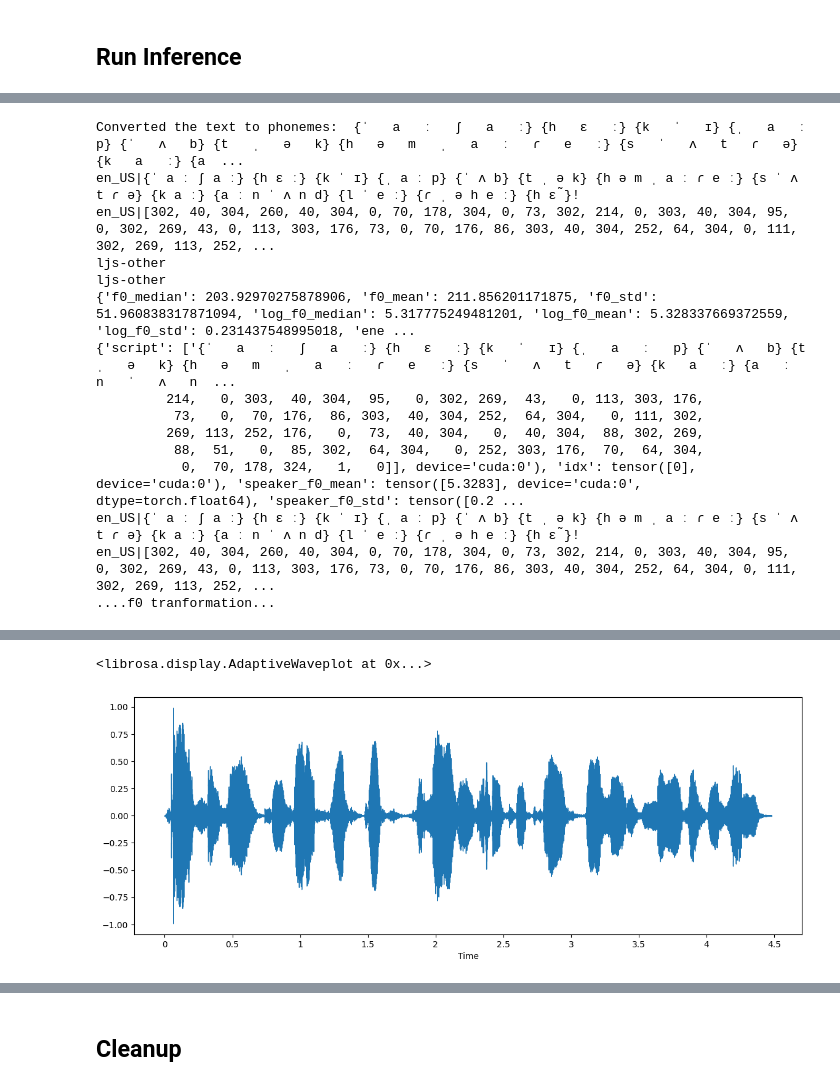
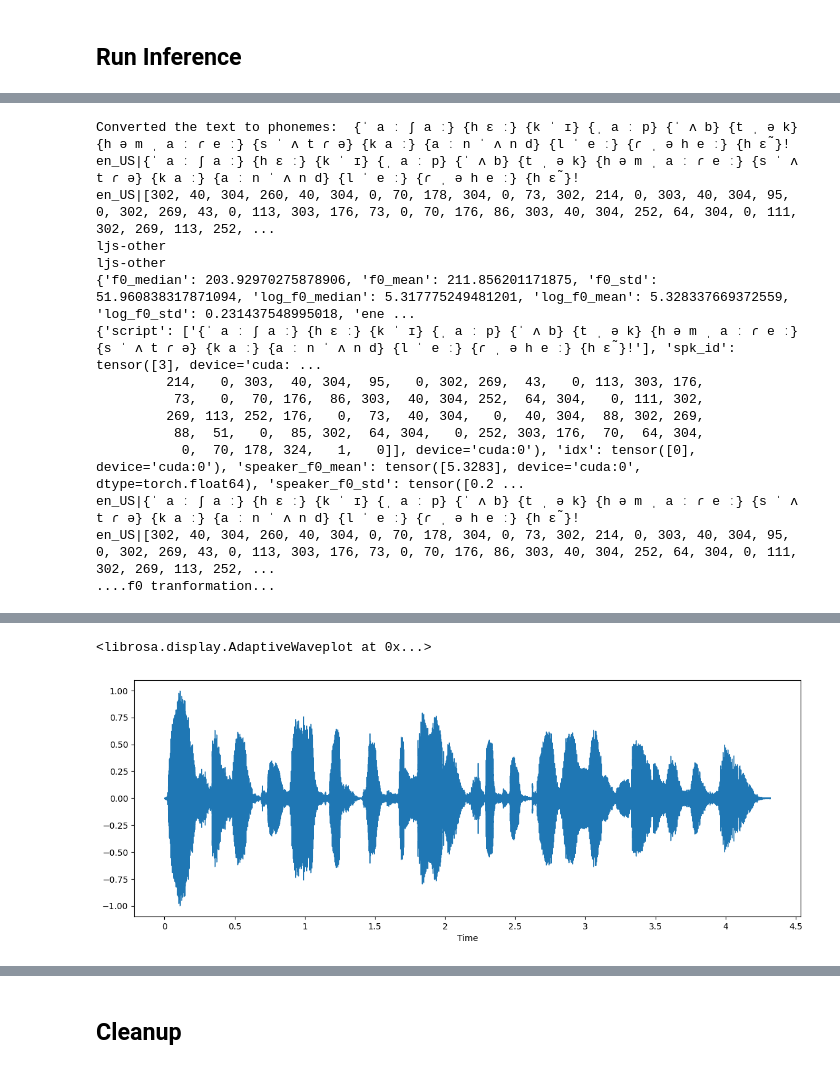
Before and after one commit to NVIDIA/RAD-MMM, a Jupyter notebook: inference.ipynb, the cells around one changed output, grey strips where cells are left out. Drawn from its saved outputs; the diff is of its cells as text; code cells hidden in the pictures.

```diff
--- a/inference.ipynb
+++ b/inference.ipynb
@@ -170,8 +170,9 @@ Dataloader initialized with no augmentations
 ## Run Inference
 # %%
 # run the input through the model
-def run_inference(text, speaker_id, input_language_id, target_accent_id):
-    script = data_module.tp.convert_to_phoneme(text=text, phoneme_dict=data_module.tp.phonemizer_backend_dict[input_language_id])
+def run_inference(text, speaker_id, input_language_id, target_accent_id, script=None):
+    if script == None:
+        script = data_module.tp.convert_to_phoneme(text=text, phoneme_dict=data_module.tp.phonemizer_backend_dict[input_language_id])
     print("Converted the text to phonemes: ", script)
     inferData = [{
       "script": script,
@@ -258,5 +313,5 @@ ipd.Audio(output_file_path)
 # %%
-# saying hindi in english accent
+# third example - saying hindi in english accent
 
 text = "आशा है कि आप अब तक हमारे सत्र का आनंद ले रहे हैं!"
 speaker_id = "ljs"
@@ -265,13 +320,13 @@ target_accent_id = "en_US"
 
 output_file_path = run_inference(text, speaker_id, input_language_id, target_accent_id)
 # %% [output]
-Converted the text to phonemes:  {ˈ   a   ː   ʃ   a   ː} {h   ɛ   ː} {k   ˈ   ɪ} {ˌ   a   ː   p} {ˈ   ʌ   b} {t   ˌ   ə   k} {h   ə   m   ˌ   a   ː   ɾ   e   ː} {s   ˈ   ʌ   t   ɾ   ə} {k   a   ː} {a  ...
+Converted the text to phonemes:  {ˈ a ː ʃ a ː} {h ɛ ː} {k ˈ ɪ} {ˌ a ː p} {ˈ ʌ b} {t ˌ ə k} {h ə m ˌ a ː ɾ e ː} {s ˈ ʌ t ɾ ə} {k a ː} {a ː n ˈ ʌ n d} {l ˈ e ː} {ɾ ˌ ə h e ː} {h ɛ ̃}!
 en_US|{ˈ a ː ʃ a ː} {h ɛ ː} {k ˈ ɪ} {ˌ a ː p} {ˈ ʌ b} {t ˌ ə k} {h ə m ˌ a ː ɾ e ː} {s ˈ ʌ t ɾ ə} {k a ː} {a ː n ˈ ʌ n d} {l ˈ e ː} {ɾ ˌ ə h e ː} {h ɛ ̃}!
 en_US|[302, 40, 304, 260, 40, 304, 0, 70, 178, 304, 0, 73, 302, 214, 0, 303, 40, 304, 95, 0, 302, 269, 43, 0, 113, 303, 176, 73, 0, 70, 176, 86, 303, 40, 304, 252, 64, 304, 0, 111, 302, 269, 113, 252, ...
 ljs-other
 ljs-other
 {'f0_median': 203.92970275878906, 'f0_mean': 211.856201171875, 'f0_std': 51.960838317871094, 'log_f0_median': 5.317775249481201, 'log_f0_mean': 5.328337669372559, 'log_f0_std': 0.231437548995018, 'ene ...
-{'script': ['{ˈ   a   ː   ʃ   a   ː} {h   ɛ   ː} {k   ˈ   ɪ} {ˌ   a   ː   p} {ˈ   ʌ   b} {t   ˌ   ə   k} {h   ə   m   ˌ   a   ː   ɾ   e   ː} {s   ˈ   ʌ   t   ɾ   ə} {k   a   ː} {a   ː   n   ˈ   ʌ   n  ...
+{'script': ['{ˈ a ː ʃ a ː} {h ɛ ː} {k ˈ ɪ} {ˌ a ː p} {ˈ ʌ b} {t ˌ ə k} {h ə m ˌ a ː ɾ e ː} {s ˈ ʌ t ɾ ə} {k a ː} {a ː n ˈ ʌ n d} {l ˈ e ː} {ɾ ˌ ə h e ː} {h ɛ ̃}!'], 'spk_id': tensor([3], device='cuda: ...
          214,   0, 303,  40, 304,  95,   0, 302, 269,  43,   0, 113, 303, 176,
           73,   0,  70, 176,  86, 303,  40, 304, 252,  64, 304,   0, 111, 302,
          269, 113, 252, 176,   0,  73,  40, 304,   0,  40, 304,  88, 302, 269,
@@ -287,15 +342,15 @@ ipd.Audio(output_file_path)
 # %%
 # visualize the output
 
 %matplotlib inline
 import matplotlib.pyplot as plt
 import librosa.display
-x, sr = librosa.load(output_file_path1)
+x, sr = librosa.load(output_file_path)
 plt.figure(figsize=(14, 5))
 librosa.display.waveshow(x, sr=sr)
 # %% [output]
 <librosa.display.AdaptiveWaveplot at 0x...>
-[figure, old version]
+[figure, new version]
 # %%
 X = librosa.stft(x)
 Xdb = librosa.amplitude_to_db(abs(X))
```
Also changed, not shown: parts of 10 cells of this notebook, 1 other file.
